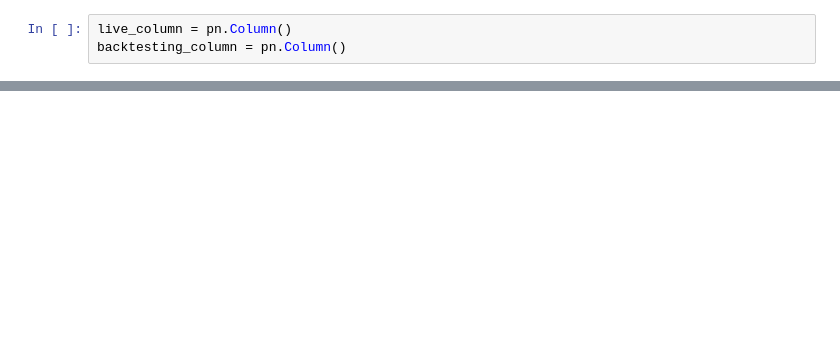
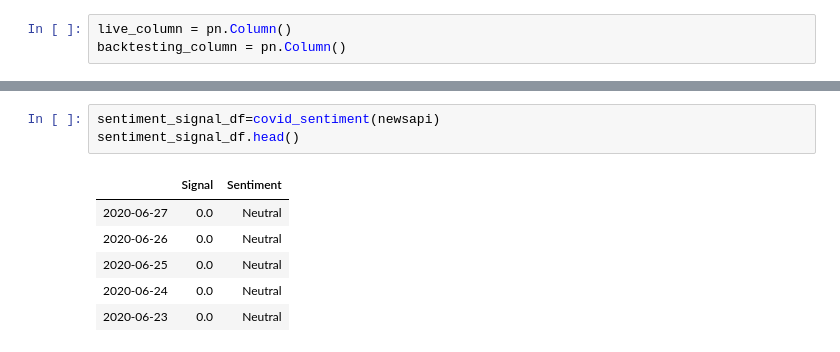
Before and after one commit to awanzek/FinTech_Project2, a Jupyter notebook: dashboard.ipynb, the cells around one changed output, grey strips where cells are left out. Cells and saved outputs as stored; diff of their text form; blank space fills up the shorter version.

```diff
--- a/dashboard.ipynb
+++ b/dashboard.ipynb
@@ -111,0 +172,10 @@ backtesting_column = pn.Column()
+# %%
+sentiment_signal_df=covid_sentiment(newsapi)
+sentiment_signal_df.head()
+# %% [output]
+|  | Signal | Sentiment |
+| 2020-06-27 | 0.0 | Neutral |
+| 2020-06-26 | 0.0 | Neutral |
+| 2020-06-25 | 0.0 | Neutral |
+| 2020-06-24 | 0.0 | Neutral |
+| 2020-06-23 | 0.0 | Neutral |
```
Also changed, not shown: parts of 10 cells of this notebook.
